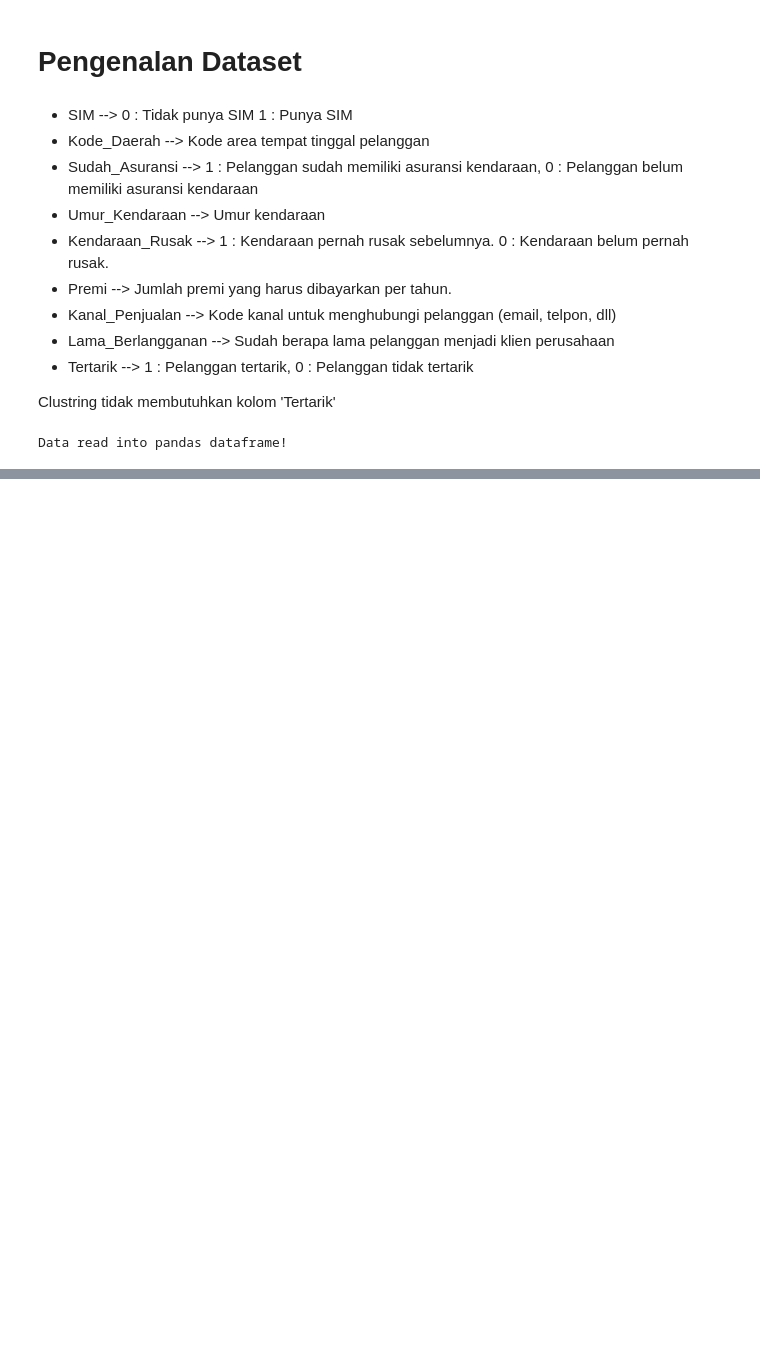
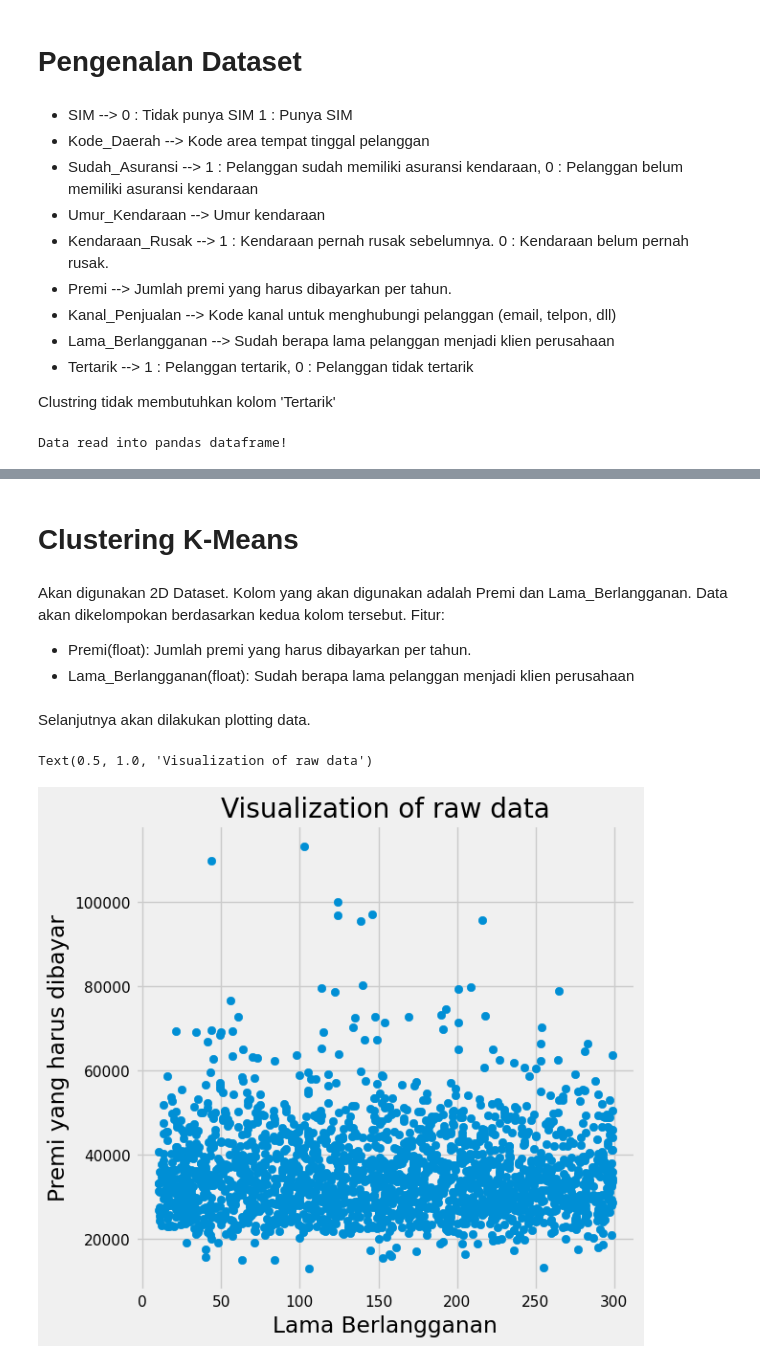
Before and after one commit to farisazizy/Artificial-Intelligence, a Jupyter notebook: clustering.ipynb, the cells around one changed output, grey strips where cells are left out. Cells and saved outputs as stored; diff of their text form; code cells hidden in the pictures; blank space fills up the shorter version.

```diff
--- a/clustering.ipynb
+++ b/clustering.ipynb
@@ -143,0 +124,6 @@ dtype: int64
+# %%
+object_column = df.select_dtypes(['object']).columns
+
+category_column = df.select_dtypes(['category']).columns
+df[object_column]=df[object_column].apply(lambda x: x.astype('category'))
+df.info()
@@ -143,0 +148,38 @@ dtype: int64
+# %%
+df[object_column] = df[object_column].apply(lambda x: x.cat.codes)
+df[category_column] = df[category_column].apply(lambda x: x.cat.codes)
+# %% [markdown]
+# Clustering K-Means <a id="0"></a>
+# %% [markdown]
+Akan digunakan 2D Dataset. Kolom yang akan digunakan adalah Premi dan Lama_Berlangganan. Data akan dikelompokan berdasarkan kedua kolom tersebut. Fitur:
+- Premi(float): Jumlah premi yang harus dibayarkan per tahun.
+- Lama_Berlangganan(float): Sudah berapa lama pelanggan menjadi klien perusahaan
+# %% [markdown]
+Selanjutnya akan dilakukan plotting data.
+# %%
+#import library
+
+import matplotlib.pyplot as plt
+from matplotlib.image import imread
+import pandas as pd
+import seaborn as sns
+
+%matplotlib inline
+sns.set_context('notebook')
+plt.style.use('fivethirtyeight')
+from warnings import filterwarnings
+filterwarnings('ignore')
+# %%
+data = df[['Lama_Berlangganan', 'Premi']].copy()
+data = data.drop(data[data.Premi == data.Premi.min()].index)
+data = data.drop(data[data.Premi == data.Premi.min()].index)
+data = data[:2000] #Hanya menggunakan 2000 data
+# %%
+plt.figure(figsize=(6, 6))
+plt.scatter(data.iloc[:, 0], data.iloc[:, 1])
+plt.ylabel('Premi yang harus dibayar')
+plt.xlabel('Lama Berlangganan')
+plt.title('Visualization of raw data')
+# %% [output]
+Text(0.5, 1.0, 'Visualization of raw data')
+[figure, added]
```
Also changed, not shown: parts of 21 cells of this notebook.
